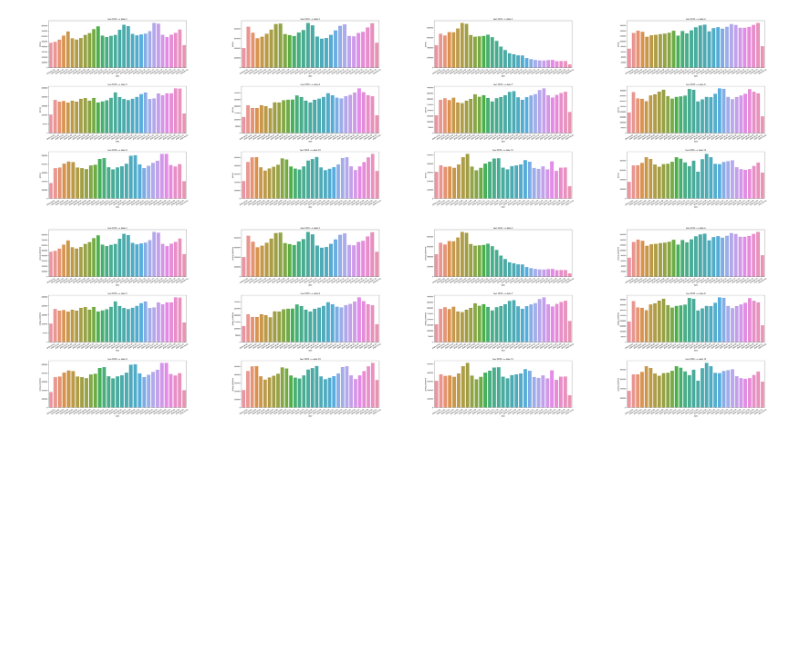
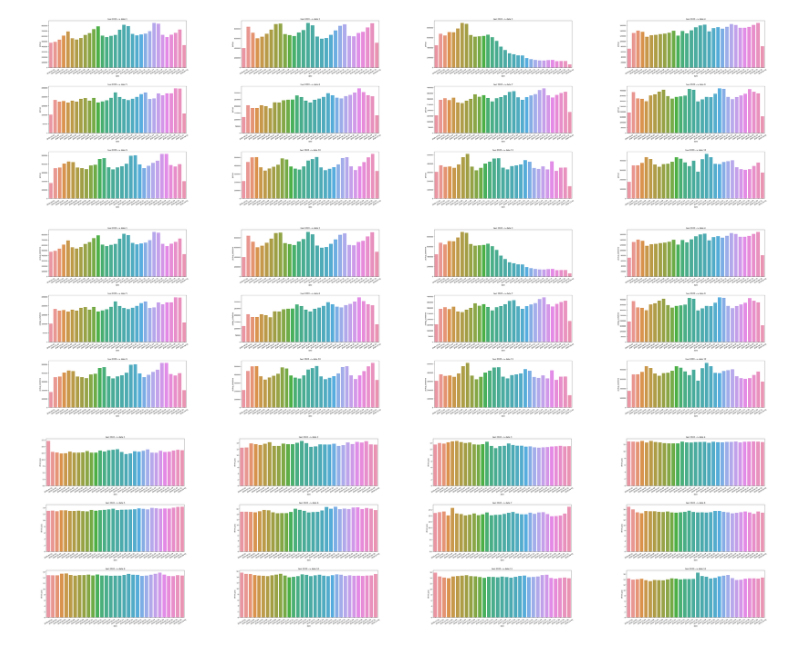
Before and after one commit to limhaneul12/SparkKafkaDistribute, a Jupyter notebook: sparkAnaliysis/spark_ml_taxi.ipynb, the cells around one changed output. Drawn from its saved outputs; the diff is of its cells as text; code cells hidden in the pictures; blank space fills up the shorter version.

```diff
--- a/sparkAnaliysis/spark_ml_taxi.ipynb
+++ b/sparkAnaliysis/spark_ml_taxi.ipynb
@@ -83,3 +83,7 @@ w_3to4 = year_data_topandas_transform(table_name="trips", qs=qs)
 barplot_3to4_visualization(x="date", y="pickup_datetime", data=w_3to4)
 # %% [output]
 [figure]
+# %%
+barplot_3to4_visualization(x="date", y="driver_pay", data=w_3to4)
+# %% [output]
+[figure, added]
```
Also changed, not shown: parts of 7 cells of this notebook.
